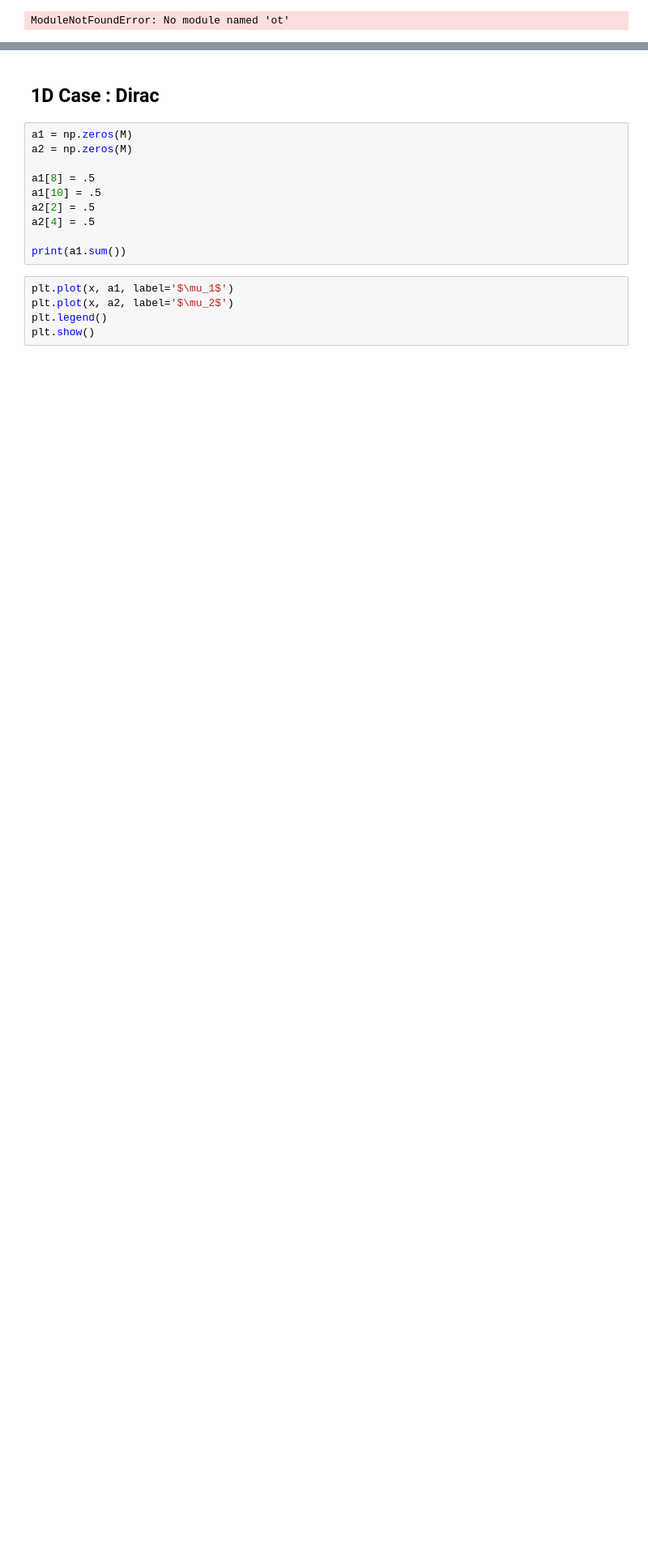
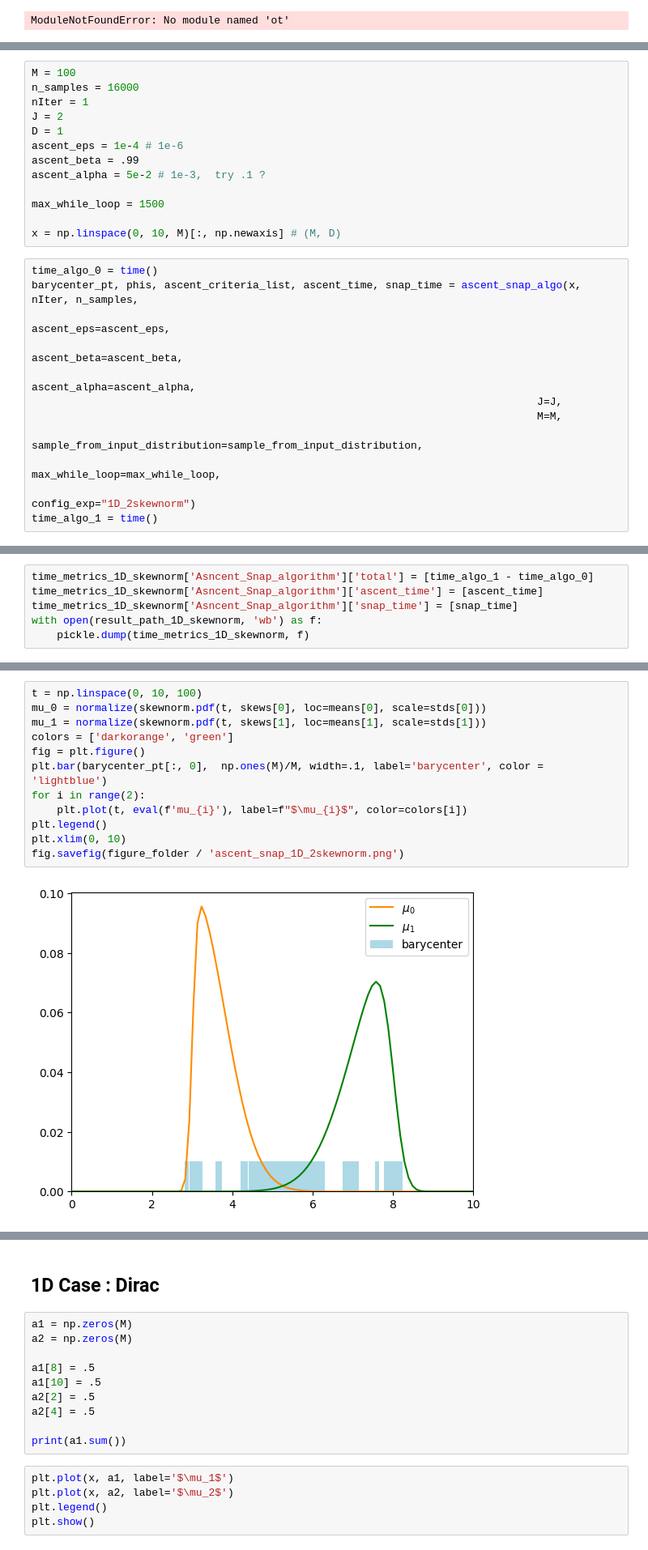
Before and after one commit to InesVATI/projectOT_stochastic_wasserstein_barycenters, a Jupyter notebook: code/experiments.ipynb, the cells around one changed output, grey strips where cells are left out. Shown at 81% size. Drawn from its saved outputs; the diff is of its cells as text; blank space fills up the shorter version.

```diff
--- a/code/experiments.ipynb
+++ b/code/experiments.ipynb
@@ -434,0 +579,25 @@ compare the computation using  inverse cumulative function in 1D !
+# %%
+M = 100
+n_samples = 16000
+nIter = 1
+J = 2
+D = 1
+ascent_eps = 1e-4 # 1e-6
+ascent_beta = .99
+ascent_alpha = 5e-2 # 1e-3,  try .1 ?
+
+max_while_loop = 1500
+
+x = np.linspace(0, 10, M)[:, np.newaxis] # (M, D)
+# %%
+time_algo_0 = time()
+barycenter_pt, phis, ascent_criteria_list, ascent_time, snap_time = ascent_snap_algo(x, nIter, n_samples,
+                                                                                ascent_eps=ascent_eps,
+                                                                                ascent_beta=ascent_beta,
+                                                                                ascent_alpha=ascent_alpha,
+                                                                                J=J,
+                                                                                M=M,
+                                                                                sample_from_input_distribution=sample_from_input_distribution,
+                                                                                max_while_loop=max_while_loop,
+                                                                                config_exp="1D_2skewnorm")
+time_algo_1 = time()
@@ -434,0 +607,6 @@ compare the computation using  inverse cumulative function in 1D !
+# %%
+time_metrics_1D_skewnorm['Asncent_Snap_algorithm']['total'] = [time_algo_1 - time_algo_0]
+time_metrics_1D_skewnorm['Asncent_Snap_algorithm']['ascent_time'] = [ascent_time]
+time_metrics_1D_skewnorm['Asncent_Snap_algorithm']['snap_time'] = [snap_time]
+with open(result_path_1D_skewnorm, 'wb') as f:
+    pickle.dump(time_metrics_1D_skewnorm, f)
@@ -434,0 +617,14 @@ compare the computation using  inverse cumulative function in 1D !
+# %%
+t = np.linspace(0, 10, 100)
+mu_0 = normalize(skewnorm.pdf(t, skews[0], loc=means[0], scale=stds[0]))
+mu_1 = normalize(skewnorm.pdf(t, skews[1], loc=means[1], scale=stds[1]))
+colors = ['darkorange', 'green']
+fig = plt.figure()
+plt.bar(barycenter_pt[:, 0],  np.ones(M)/M, width=.1, label='barycenter', color = 'lightblue')
+for i in range(2):
+    plt.plot(t, eval(f'mu_{i}'), label=f"$\mu_{i}$", color=colors[i])
+plt.legend()
+plt.xlim(0, 10)
+fig.savefig(figure_folder / 'ascent_snap_1D_2skewnorm.png')
+# %% [output]
+[figure, added]
```
Also changed, not shown: parts of 53 cells of this notebook, 20 other files.
